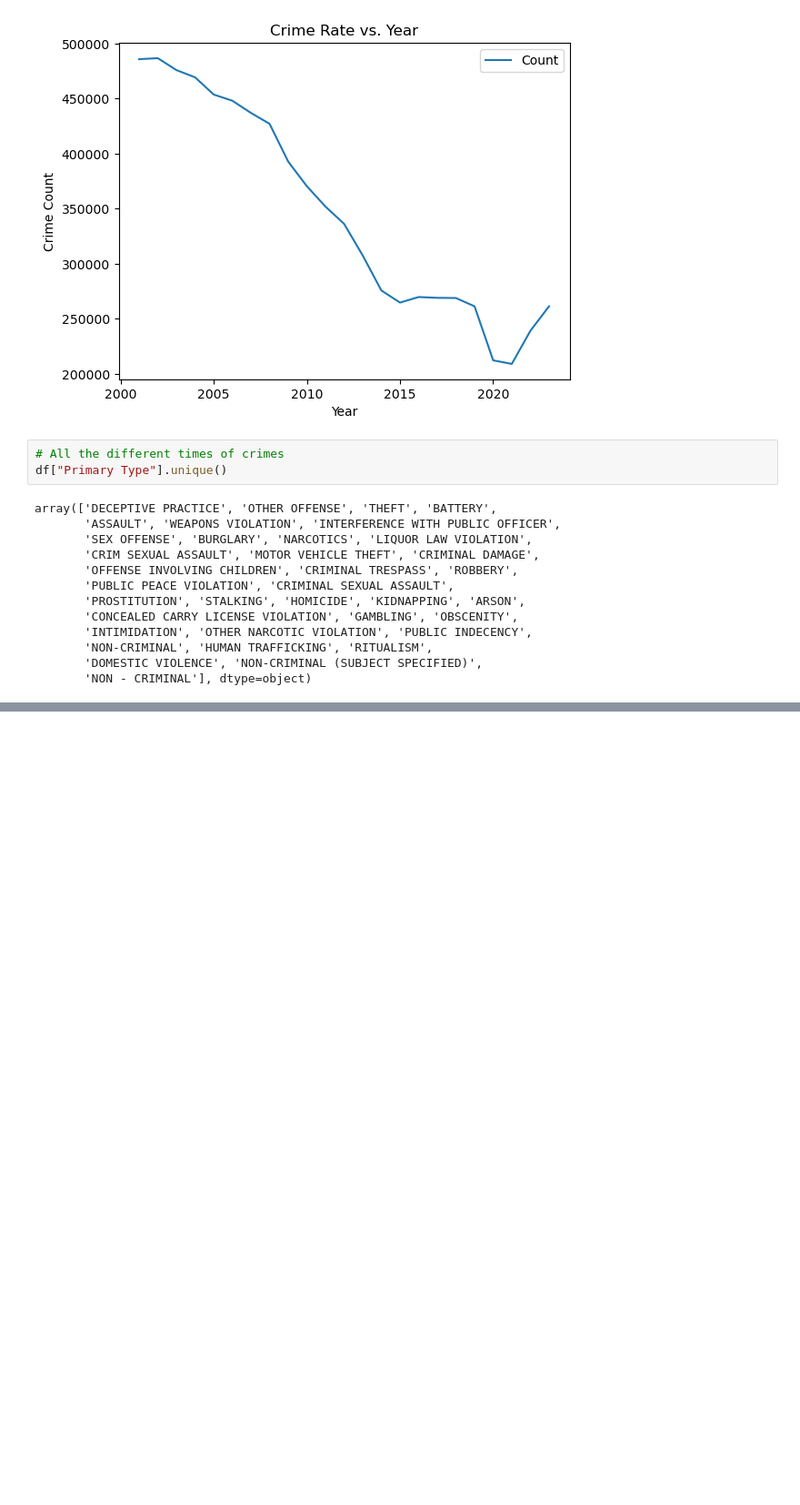
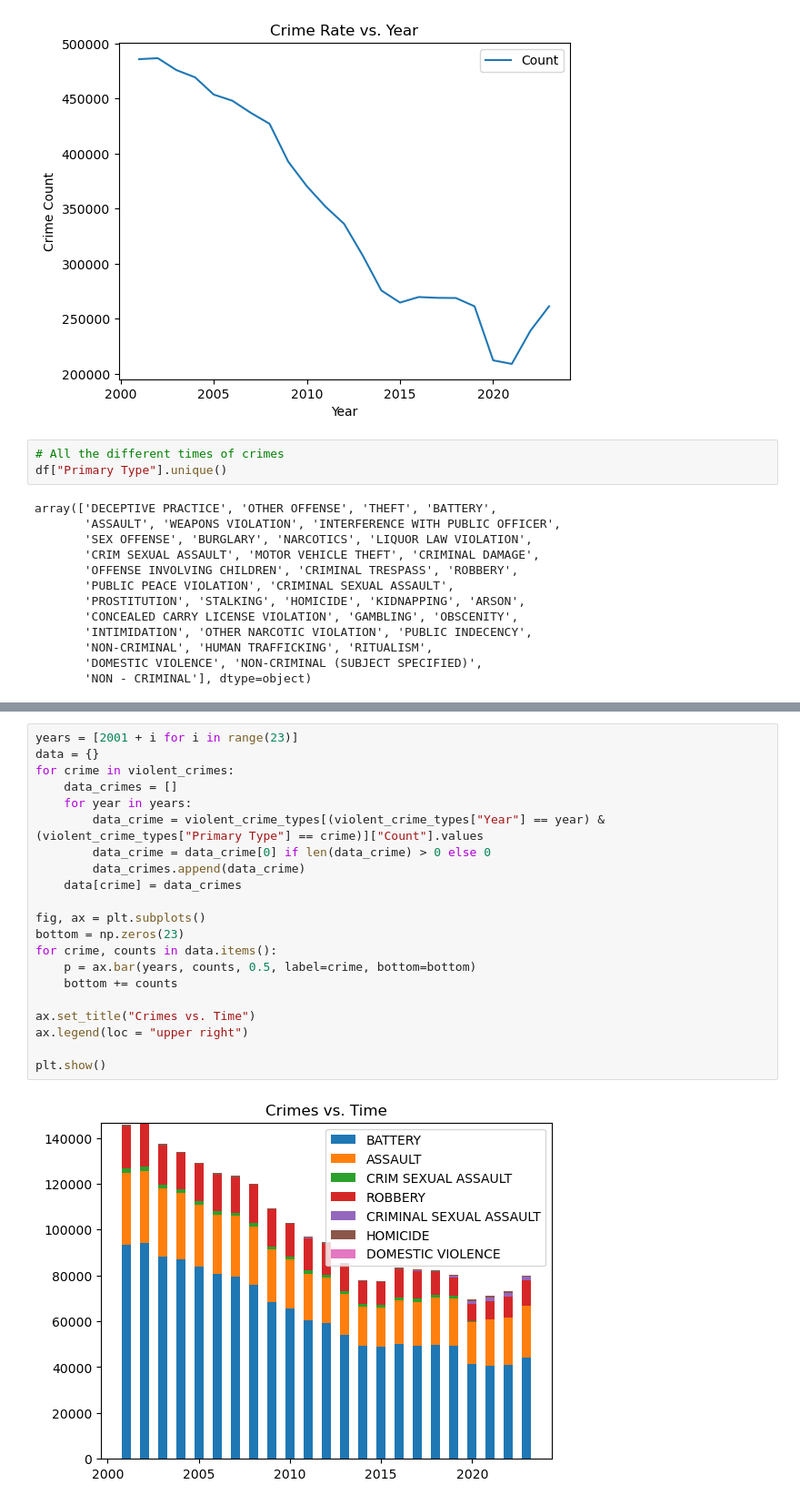
Before and after one commit to dcheung0720/Quantum-Queries, a Jupyter notebook: Analysis/EDA.ipynb, the cells around one changed output, grey strips where cells are left out. Shown at 91% size. Cells and saved outputs as stored; diff of their text form; blank space fills up the shorter version.

```diff
--- a/Analysis/EDA.ipynb
+++ b/Analysis/EDA.ipynb
@@ -75,0 +77,23 @@ plt.show()
+# %%
+years = [2001 + i for i in range(23)]
+data = {}
+for crime in violent_crimes:
+    data_crimes = []
+    for year in years:
+        data_crime = violent_crime_types[(violent_crime_types["Year"] == year) & (violent_crime_types["Primary Type"] == crime)]["Count"].values
+        data_crime = data_crime[0] if len(data_crime) > 0 else 0
+        data_crimes.append(data_crime)
+    data[crime] = data_crimes
+
+fig, ax = plt.subplots()
+bottom = np.zeros(23)
+for crime, counts in data.items():
+    p = ax.bar(years, counts, 0.5, label=crime, bottom=bottom)
+    bottom += counts
+
+ax.set_title("Crimes vs. Time")
+ax.legend(loc = "upper right")
+
+plt.show()
+# %% [output]
+[figure, added]
```
Also changed, not shown: parts of 2 cells of this notebook.
